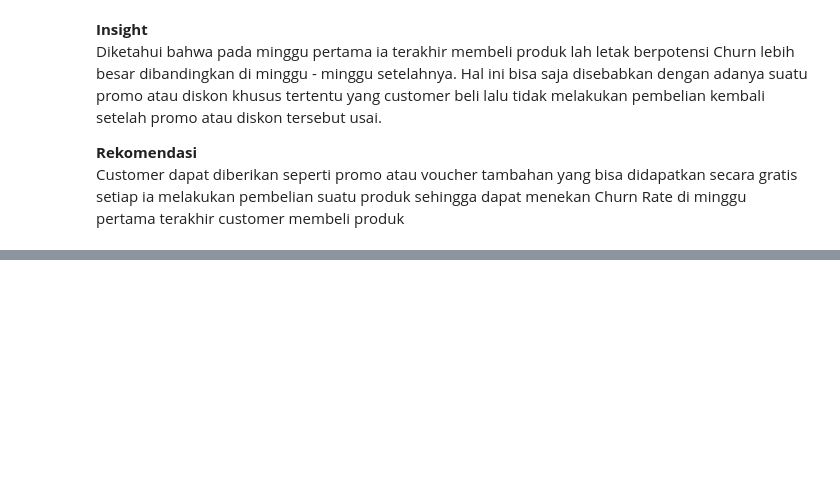
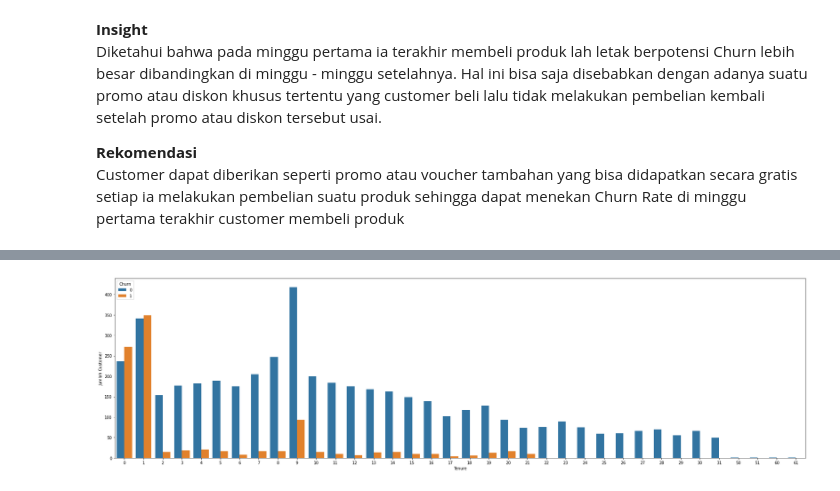
Before and after one commit to Pratama1705/Final-Project---Churn-Prediction, a Jupyter notebook: stage1.ipynb, the cells around one changed output, grey strips where cells are left out. Cells and saved outputs as stored; diff of their text form; code cells hidden in the pictures; blank space fills up the shorter version.

```diff
--- a/stage1.ipynb
+++ b/stage1.ipynb
@@ -436,0 +435,3 @@ Customer dapat diberikan seperti promo atau voucher tambahan yang bisa didapatka
+# %%
+dataTenure = data.copy()
+dataTenure.head()
@@ -436,0 +451,4 @@ Customer dapat diberikan seperti promo atau voucher tambahan yang bisa didapatka
+# %%
+dataTenure['Tenure'].fillna(dataTenure['Tenure'].median(), inplace=True)
+dataTenure['Tenure'] = dataTenure['Tenure'].astype(int)
+dataTenure.head()
@@ -436,0 +462,3 @@ Customer dapat diberikan seperti promo atau voucher tambahan yang bisa didapatka
+# %%
+dataTenureCust = dataTenure.groupby(['Churn', 'Tenure']).agg({'CustomerID' : 'count'}).reset_index().rename(columns={'CustomerID' : 'Jumlah Customer'})
+dataTenureCust
@@ -436,0 +483,8 @@ Customer dapat diberikan seperti promo atau voucher tambahan yang bisa didapatka
+# %%
+plt.figure(figsize=(25, 7))
+sns.barplot(x='Tenure', y='Jumlah Customer', data=dataTenureCust, hue='Churn')
+
+plt.tight_layout()
+plt.show()
+# %% [output]
+[figure, added]
```
Also changed, not shown: parts of 17 cells of this notebook, 3 other files.
